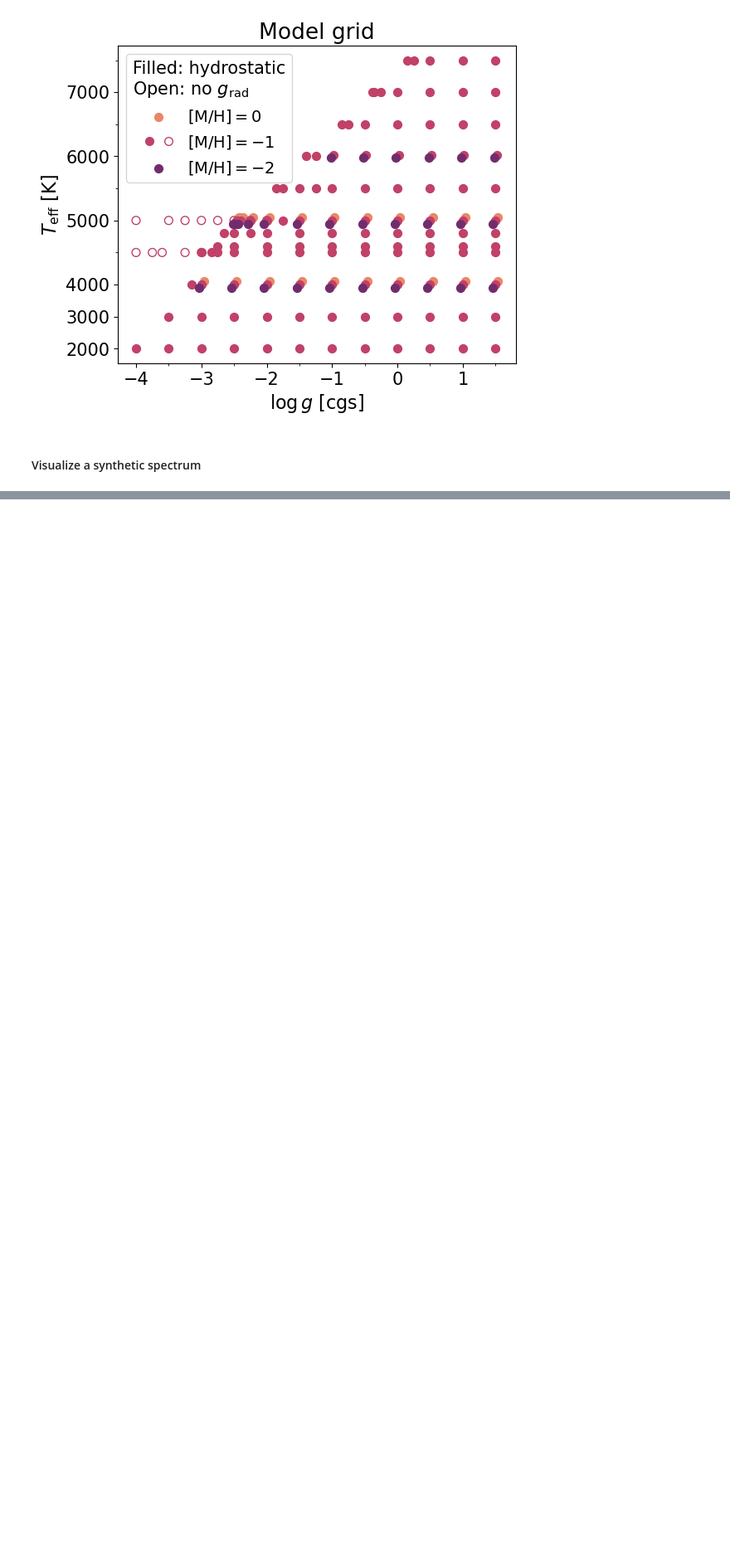
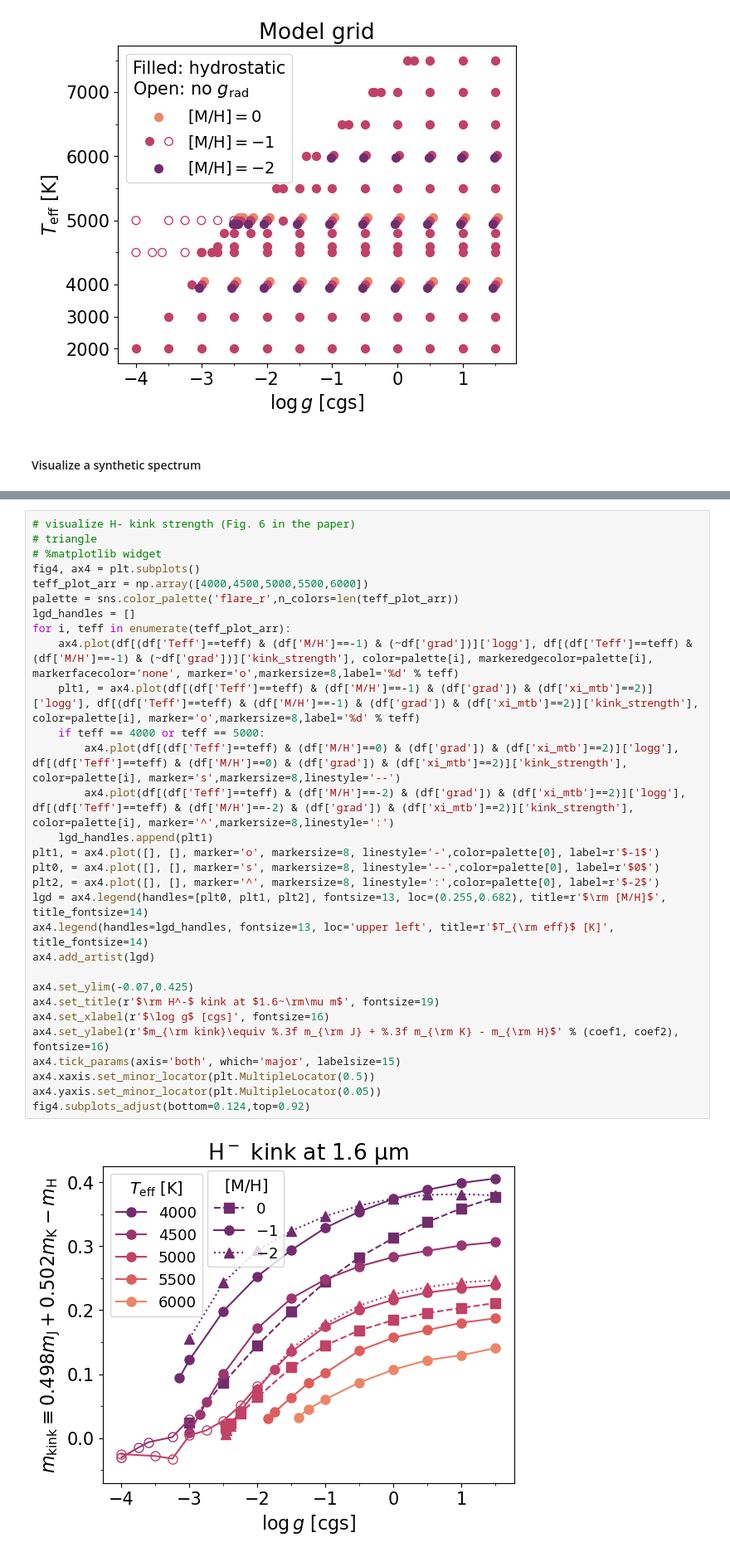
Before and after one commit to hanpu-liu/LRD_synthetic_spectral_library, a Jupyter notebook: example.ipynb, the cells around one changed output, grey strips where cells are left out. Shown at 83% size. Drawn from its saved outputs; the diff is of its cells as text; blank space fills up the shorter version.

```diff
--- a/example.ipynb
+++ b/example.ipynb
@@ -141,0 +269,32 @@ ax.set_yscale('log')
+# %%
+# visualize H- kink strength (Fig. 6 in the paper)
+# triangle
+# %matplotlib widget
+fig4, ax4 = plt.subplots()
+teff_plot_arr = np.array([4000,4500,5000,5500,6000])
+palette = sns.color_palette('flare_r',n_colors=len(teff_plot_arr))
+lgd_handles = []
+for i, teff in enumerate(teff_plot_arr):
+    ax4.plot(df[(df['Teff']==teff) & (df['M/H']==-1) & (~df['grad'])]['logg'], df[(df['Teff']==teff) & (df['M/H']==-1) & (~df['grad'])]['kink_strength'], color=palette[i], markeredgecolor=palette[i], markerfacecolor='none', marker='o',markersize=8,label='%d' % teff)
+    plt1, = ax4.plot(df[(df['Teff']==teff) & (df['M/H']==-1) & (df['grad']) & (df['xi_mtb']==2)]['logg'], df[(df['Teff']==teff) & (df['M/H']==-1) & (df['grad']) & (df['xi_mtb']==2)]['kink_strength'], color=palette[i], marker='o',markersize=8,label='%d' % teff)
+    if teff == 4000 or teff == 5000:
+        ax4.plot(df[(df['Teff']==teff) & (df['M/H']==0) & (df['grad']) & (df['xi_mtb']==2)]['logg'], df[(df['Teff']==teff) & (df['M/H']==0) & (df['grad']) & (df['xi_mtb']==2)]['kink_strength'], color=palette[i], marker='s',markersize=8,linestyle='--')
+        ax4.plot(df[(df['Teff']==teff) & (df['M/H']==-2) & (df['grad']) & (df['xi_mtb']==2)]['logg'], df[(df['Teff']==teff) & (df['M/H']==-2) & (df['grad']) & (df['xi_mtb']==2)]['kink_strength'], color=palette[i], marker='^',markersize=8,linestyle=':')
+    lgd_handles.append(plt1)
+plt1, = ax4.plot([], [], marker='o', markersize=8, linestyle='-',color=palette[0], label=r'$-1$')
+plt0, = ax4.plot([], [], marker='s', markersize=8, linestyle='--',color=palette[0], label=r'$0$')
+plt2, = ax4.plot([], [], marker='^', markersize=8, linestyle=':',color=palette[0], label=r'$-2$')
+lgd = ax4.legend(handles=[plt0, plt1, plt2], fontsize=13, loc=(0.255,0.682), title=r'$\rm [M/H]$', title_fontsize=14)
+ax4.legend(handles=lgd_handles, fontsize=13, loc='upper left', title=r'$T_{\rm eff}$ [K]', title_fontsize=14)
+ax4.add_artist(lgd)
+
+ax4.set_ylim(-0.07,0.425)
+ax4.set_title(r'$\rm H^-$ kink at $1.6~\rm\mu m$', fontsize=19)
+ax4.set_xlabel(r'$\log g$ [cgs]', fontsize=16)
+ax4.set_ylabel(r'$m_{\rm kink}\equiv %.3f m_{\rm J} + %.3f m_{\rm K} - m_{\rm H}$' % (coef1, coef2), fontsize=16)
+ax4.tick_params(axis='both', which='major', labelsize=15)
+ax4.xaxis.set_minor_locator(plt.MultipleLocator(0.5))
+ax4.yaxis.set_minor_locator(plt.MultipleLocator(0.05))
+fig4.subplots_adjust(bottom=0.124,top=0.92)
+# %% [output]
+[figure, added]
```
Also changed, not shown: parts of 8 cells of this notebook, 2 other files.
